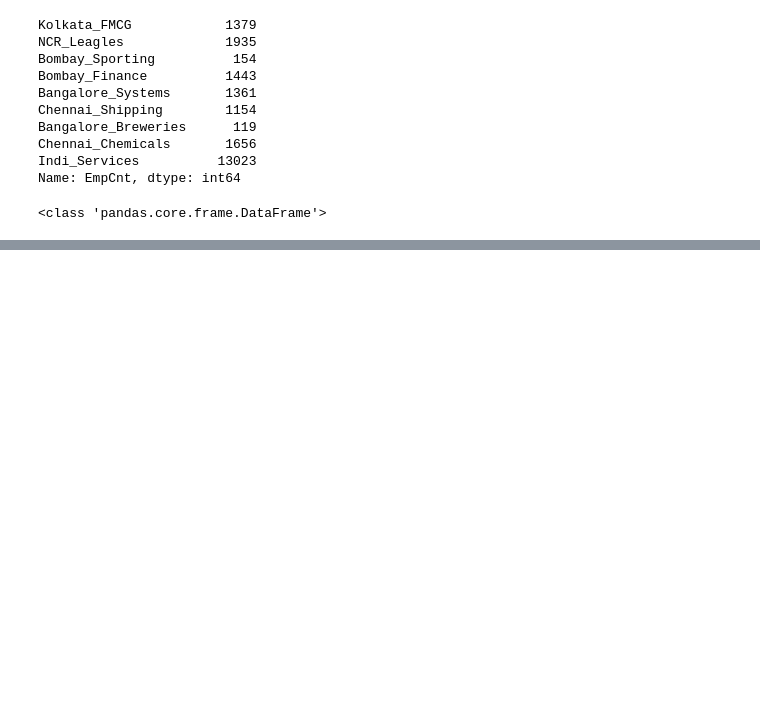
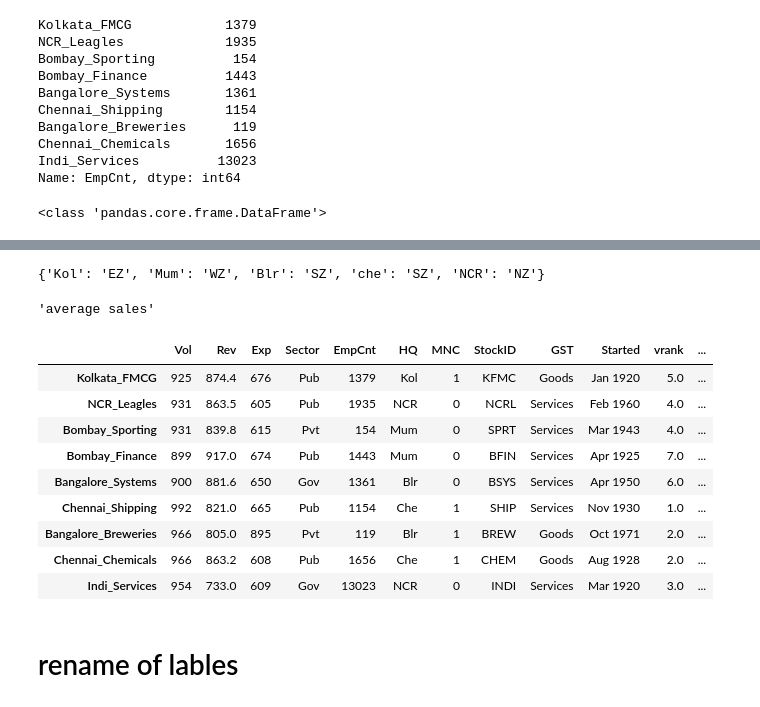
Before and after one commit to j33tu/mtech, a Jupyter notebook: 22 July Class.ipynb, the cells around one changed output, grey strips where cells are left out. Drawn from its saved outputs; the diff is of its cells as text; code cells hidden in the pictures; blank space fills up the shorter version.

```diff
--- a/22 July Class.ipynb
+++ b/22 July Class.ipynb
@@ -521,0 +777,3 @@ print(type(r))
+# %%
+df1['vrank']=df1.Vol.rank(method='first',ascending=False)
+df1
@@ -521,0 +791,3 @@ print(type(r))
+# %%
+df1['vrank']=df1.Vol.rank(method='dense',ascending=False)
+df1
@@ -521,0 +925,38 @@ print(type(r))
+# %%
+#df1['zone']
+md1={'Kol':'EZ','Mum':'WZ','Blr':'SZ','che':'SZ','NCR':'NZ'}
+md1
+# %% [output]
+{'Kol': 'EZ', 'Mum': 'WZ', 'Blr': 'SZ', 'che': 'SZ', 'NCR': 'NZ'}
+# %%
+#df1['zone']
+md1={'Kol':'EZ','Mum':'WZ','Blr':'SZ','che':'SZ','NCR':'NZ'}
+df1['Zone']=df1.HQ.map(md1)
+# %%
+
+def sales_performance_cat(sales_values):
+    if sales_values > 950:
+        return 'excellent sales'
+    elif sales_values < 930:
+        return 'average sales'
+    else:
+        return 'good sales'
+sales_performance_cat(94)
+# %% [output]
+'average sales'
+# %%
+df1['sales performance']=df1.Vol.map(sales_performance_cat)
+df1
+# %% [output]
+|  | Vol | Rev | Exp | Sector | EmpCnt | HQ | MNC | StockID | GST | Started | vrank | ... |
+| Kolkata_FMCG | 925 | 874.4 | 676 | Pub | 1379 | Kol | 1 | KFMC | Goods | Jan 1920 | 5.0 | ... |
+| NCR_Leagles | 931 | 863.5 | 605 | Pub | 1935 | NCR | 0 | NCRL | Services | Feb 1960 | 4.0 | ... |
+| Bombay_Sporting | 931 | 839.8 | 615 | Pvt | 154 | Mum | 0 | SPRT | Services | Mar 1943 | 4.0 | ... |
+| Bombay_Finance | 899 | 917.0 | 674 | Pub | 1443 | Mum | 0 | BFIN | Services | Apr 1925 | 7.0 | ... |
+| Bangalore_Systems | 900 | 881.6 | 650 | Gov | 1361 | Blr | 0 | BSYS | Services | Apr 1950 | 6.0 | ... |
+| Chennai_Shipping | 992 | 821.0 | 665 | Pub | 1154 | Che | 1 | SHIP | Services | Nov 1930 | 1.0 | ... |
+| Bangalore_Breweries | 966 | 805.0 | 895 | Pvt | 119 | Blr | 1 | BREW | Goods | Oct 1971 | 2.0 | ... |
+| Chennai_Chemicals | 966 | 863.2 | 608 | Pub | 1656 | Che | 1 | CHEM | Goods | Aug 1928 | 2.0 | ... |
+| Indi_Services | 954 | 733.0 | 609 | Gov | 13023 | NCR | 0 | INDI | Services | Mar 1920 | 3.0 | ... |
+# %% [markdown]
+# rename of lables
```
Also changed, not shown: parts of 58 cells of this notebook, 5 other files.
